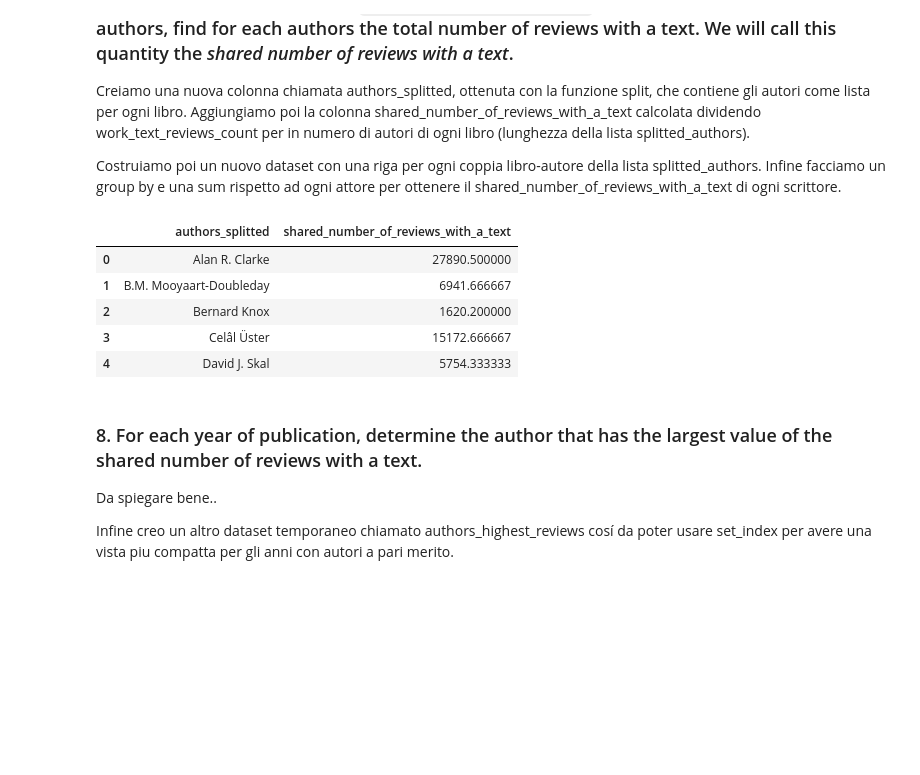
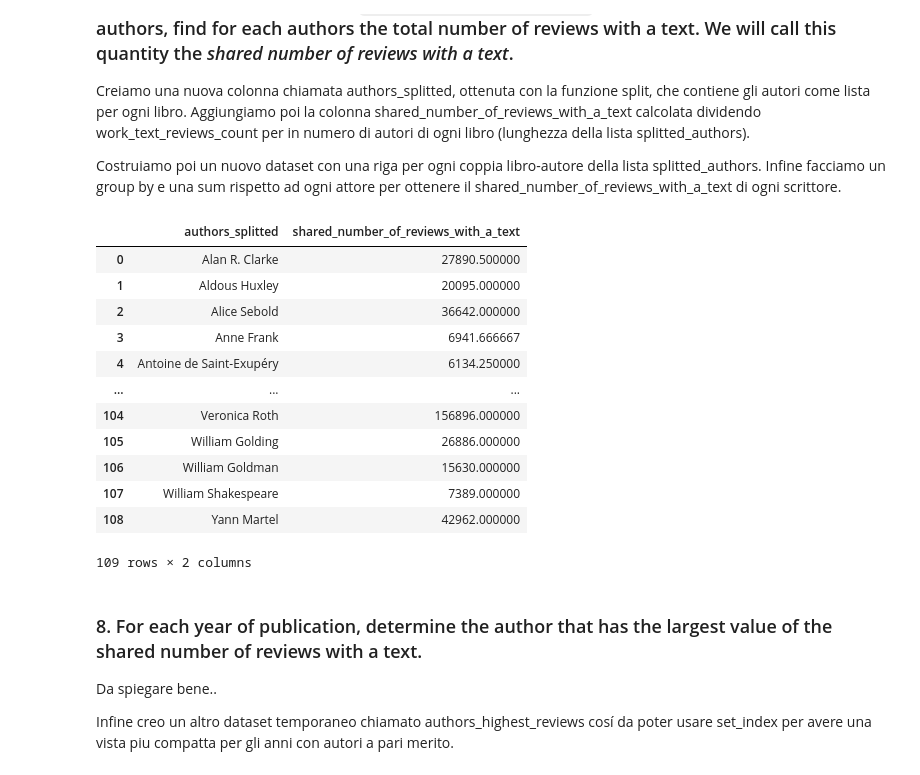
Before and after one commit to gianscuri/Computer_Science_Project_Pandas, a Jupyter notebook: progetto-2021.ipynb, the cells around one changed output. Drawn from its saved outputs; the diff is of its cells as text; code cells hidden in the pictures; blank space fills up the shorter version.

```diff
--- a/progetto-2021.ipynb
+++ b/progetto-2021.ipynb
@@ -233,16 +251,24 @@ Costruiamo poi un nuovo dataset con una riga per ogni coppia libro-autore della
 # %%
 goodbooks['authors_splitted'] = goodbooks['authors'].str.split(',')
 goodbooks['shared_number_of_reviews_with_a_text'] = goodbooks['work_text_reviews_count'] / goodbooks['authors_splitted'].apply(len)
 
 goodbooks_exploded = goodbooks.explode('authors_splitted')
+goodbooks_exploded['authors_splitted'] = goodbooks_exploded['authors_splitted'].str.strip()
 goodbooks_exploded.groupby(['authors_splitted'], as_index=False)['shared_number_of_reviews_with_a_text'].sum().head()
 # %% [output]
 |  | authors_splitted | shared_number_of_reviews_with_a_text |
 | 0 | Alan R. Clarke | 27890.500000 |
-| 1 | B.M. Mooyaart-Doubleday | 6941.666667 |
-| 2 | Bernard Knox | 1620.200000 |
-| 3 | Celâl Üster | 15172.666667 |
-| 4 | David J. Skal | 5754.333333 |
+| 1 | Aldous Huxley | 20095.000000 |
+| 2 | Alice Sebold | 36642.000000 |
+| 3 | Anne Frank | 6941.666667 |
+| 4 | Antoine de Saint-Exupéry | 6134.250000 |
+| ... | ... | ... |
+| 104 | Veronica Roth | 156896.000000 |
+| 105 | William Golding | 26886.000000 |
+| 106 | William Goldman | 15630.000000 |
+| 107 | William Shakespeare | 7389.000000 |
+| 108 | Yann Martel | 42962.000000 |
+109 rows × 2 columns
 # %% [markdown]
 ### 8. For each year of publication, determine the author that has the largest value of the shared number of reviews with a text.
 
```
Also changed, not shown: parts of 18 cells of this notebook.
